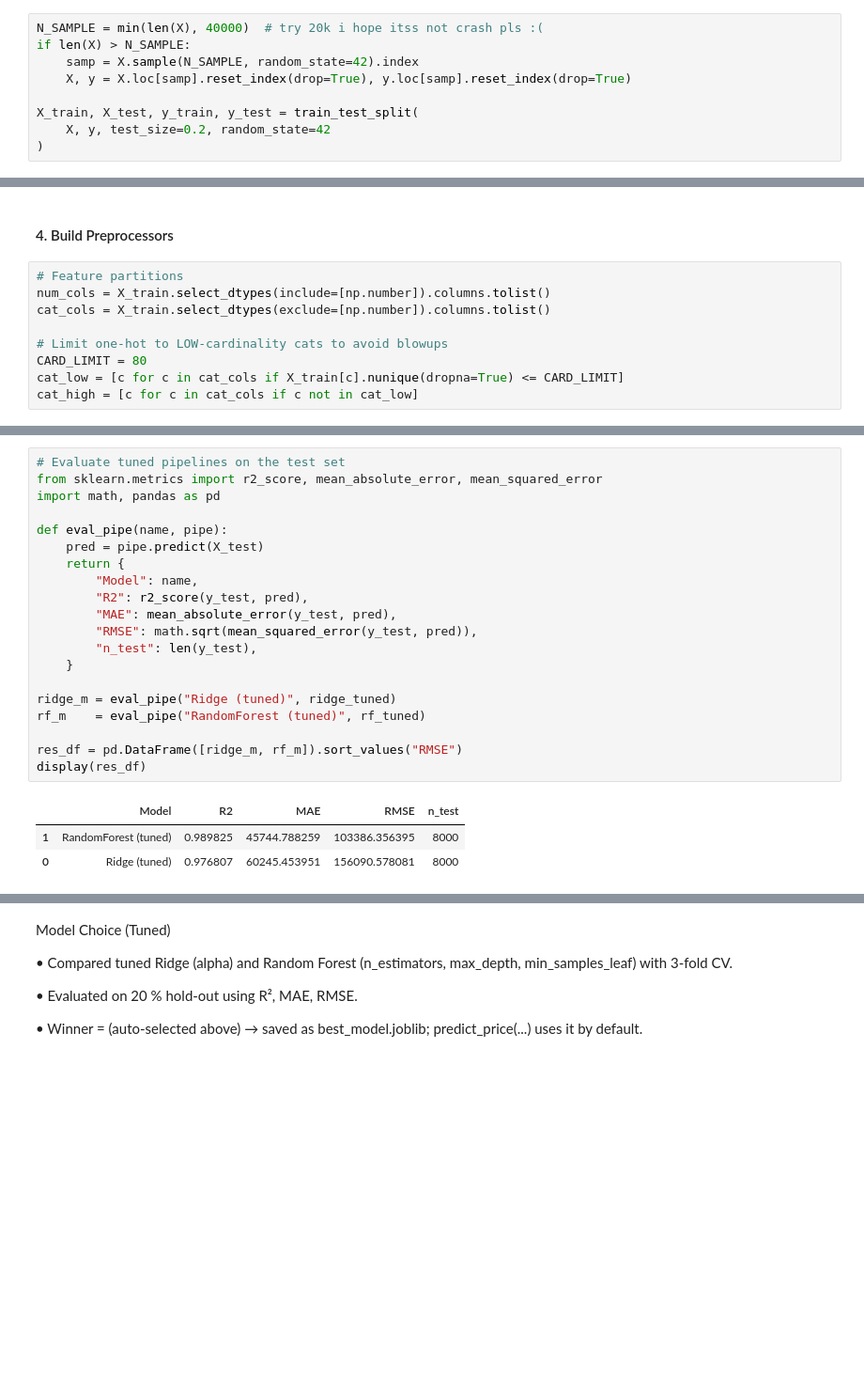
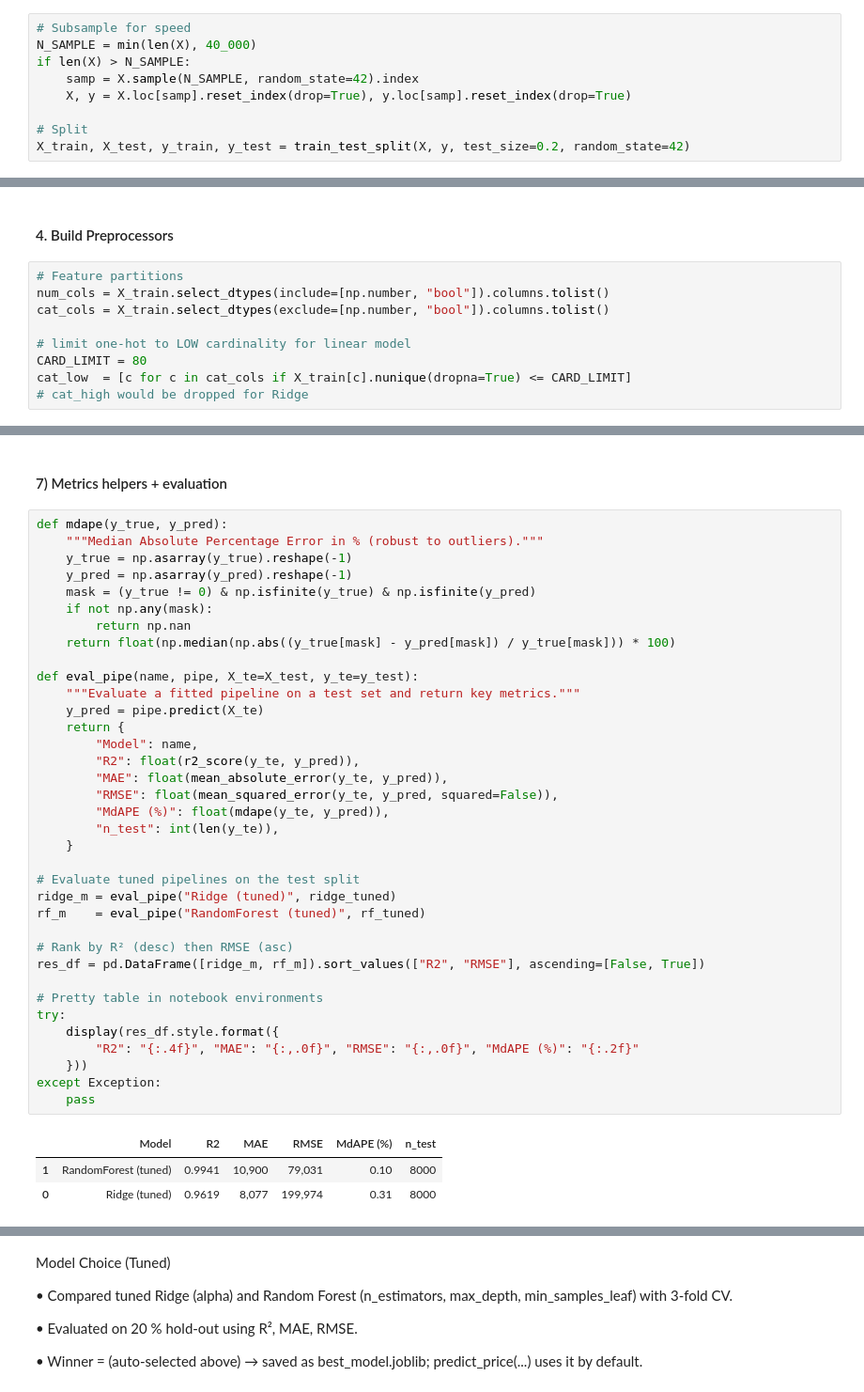
Before and after one commit to stephaniepatriciaans/Home_Price_Predictions, a Jupyter notebook: notebooks/Task 2: Baseline Model Selection, Training & Evaluation.ipynb, the cells around one changed output, grey strips where cells are left out. Shown at 94% size. Cells and saved outputs as stored; diff of their text form; blank space fills up the shorter version.

```diff
--- a/notebooks/Task 2: Baseline Model Selection, Training & Evaluation.ipynb
+++ b/notebooks/Task 2: Baseline Model Selection, Training & Evaluation.ipynb
@@ -45,12 +55,12 @@ if drop_cols:
 # %% [markdown]
 #### 3. Train Test Split
 # %%
-N_SAMPLE = min(len(X), 40000)  # try 20k i hope itss not crash pls :(
+# Subsample for speed
+N_SAMPLE = min(len(X), 40_000)
 if len(X) > N_SAMPLE:
     samp = X.sample(N_SAMPLE, random_state=42).index
     X, y = X.loc[samp].reset_index(drop=True), y.loc[samp].reset_index(drop=True)
 
-X_train, X_test, y_train, y_test = train_test_split(
-    X, y, test_size=0.2, random_state=42
-)
+# Split
+X_train, X_test, y_train, y_test = train_test_split(X, y, test_size=0.2, random_state=42)
 # %%
@@ -68,10 +76,10 @@ Saved expected columns → ../models/expected_feature_columns.json
 #### 4. Build Preprocessors
 # %%
 # Feature partitions
-num_cols = X_train.select_dtypes(include=[np.number]).columns.tolist()
-cat_cols = X_train.select_dtypes(exclude=[np.number]).columns.tolist()
+num_cols = X_train.select_dtypes(include=[np.number, "bool"]).columns.tolist()
+cat_cols = X_train.select_dtypes(exclude=[np.number, "bool"]).columns.tolist()
 
-# Limit one-hot to LOW-cardinality cats to avoid blowups
+# limit one-hot to LOW cardinality for linear model
 CARD_LIMIT = 80
-cat_low = [c for c in cat_cols if X_train[c].nunique(dropna=True) <= CARD_LIMIT]
-cat_high = [c for c in cat_cols if c not in cat_low]
+cat_low  = [c for c in cat_cols if X_train[c].nunique(dropna=True) <= CARD_LIMIT]
+# cat_high would be dropped for Ridge
@@ -179,24 +158,42 @@ Best RF params: {'model__max_depth': 40, 'model__max_features': None, 'model__mi
+# %% [markdown]
+#### 7) Metrics helpers + evaluation
 # %%
-# Evaluate tuned pipelines on the test set
-from sklearn.metrics import r2_score, mean_absolute_error, mean_squared_error
-import math, pandas as pd
+def mdape(y_true, y_pred):
+    """Median Absolute Percentage Error in % (robust to outliers)."""
+    y_true = np.asarray(y_true).reshape(-1)
+    y_pred = np.asarray(y_pred).reshape(-1)
+    mask = (y_true != 0) & np.isfinite(y_true) & np.isfinite(y_pred)
+    if not np.any(mask):
+        return np.nan
+    return float(np.median(np.abs((y_true[mask] - y_pred[mask]) / y_true[mask])) * 100)
 
-def eval_pipe(name, pipe):
-    pred = pipe.predict(X_test)
+def eval_pipe(name, pipe, X_te=X_test, y_te=y_test):
+    """Evaluate a fitted pipeline on a test set and return key metrics."""
+    y_pred = pipe.predict(X_te)
     return {
         "Model": name,
-        "R2": r2_score(y_test, pred),
-        "MAE": mean_absolute_error(y_test, pred),
-        "RMSE": math.sqrt(mean_squared_error(y_test, pred)),
-        "n_test": len(y_test),
+        "R2": float(r2_score(y_te, y_pred)),
+        "MAE": float(mean_absolute_error(y_te, y_pred)),
+        "RMSE": float(mean_squared_error(y_te, y_pred, squared=False)),
+        "MdAPE (%)": float(mdape(y_te, y_pred)),
+        "n_test": int(len(y_te)),
     }
 
+# Evaluate tuned pipelines on the test split
 ridge_m = eval_pipe("Ridge (tuned)", ridge_tuned)
 rf_m    = eval_pipe("RandomForest (tuned)", rf_tuned)
 
-res_df = pd.DataFrame([ridge_m, rf_m]).sort_values("RMSE")
-display(res_df)
+# Rank by R² (desc) then RMSE (asc)
+res_df = pd.DataFrame([ridge_m, rf_m]).sort_values(["R2", "RMSE"], ascending=[False, True])
+
+# Pretty table in notebook environments
+try:
+    display(res_df.style.format({
+        "R2": "{:.4f}", "MAE": "{:,.0f}", "RMSE": "{:,.0f}", "MdAPE (%)": "{:.2f}"
+    }))
+except Exception:
+    pass
 # %% [output]
-|  | Model | R2 | MAE | RMSE | n_test |
-| 1 | RandomForest (tuned) | 0.989825 | 45744.788259 | 103386.356395 | 8000 |
-| 0 | Ridge (tuned) | 0.976807 | 60245.453951 | 156090.578081 | 8000 |
+|  | Model | R2 | MAE | RMSE | MdAPE (%) | n_test |
+| 1 | RandomForest (tuned) | 0.9941 | 10,900 | 79,031 | 0.10 | 8000 |
+| 0 | Ridge (tuned) | 0.9619 | 8,077 | 199,974 | 0.31 | 8000 |
```
Also changed, not shown: parts of 28 cells of this notebook, 7 other files.
